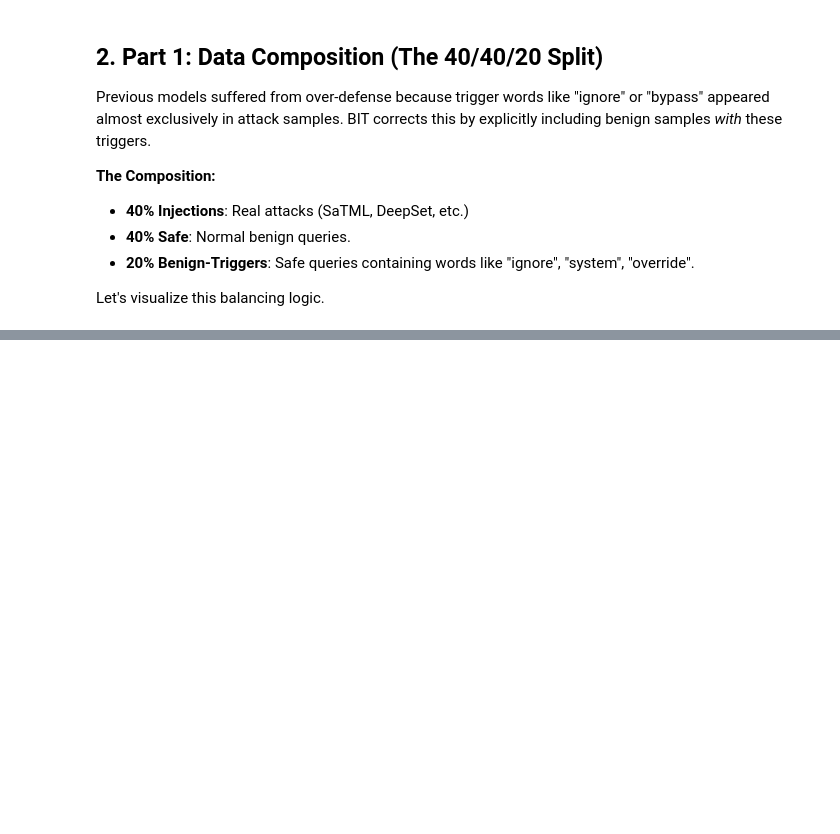
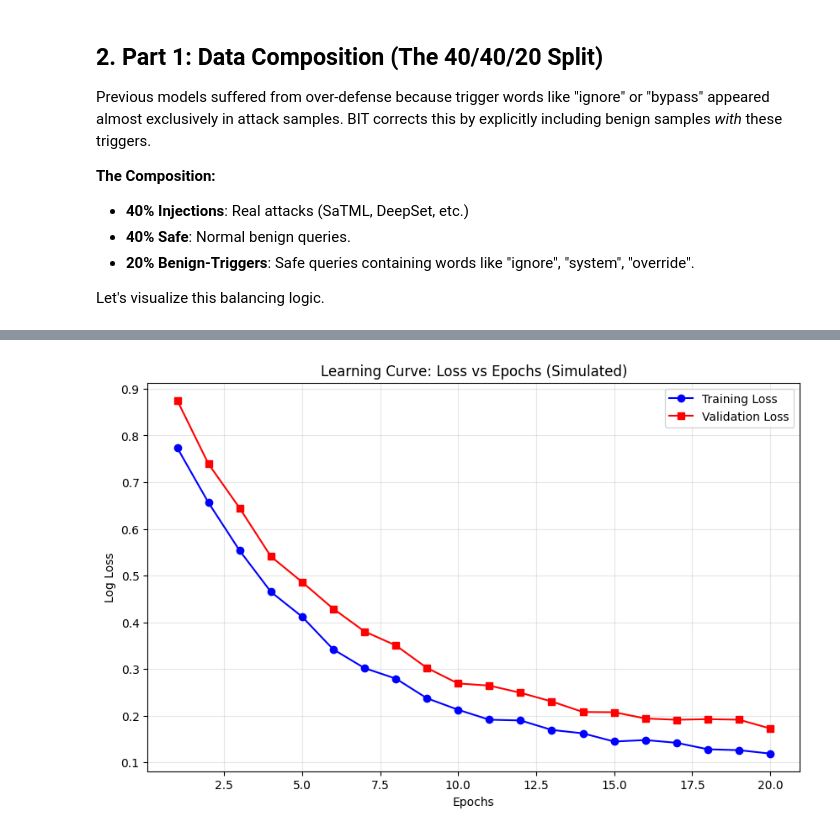
Before and after one commit to goodwiins/prompt-injection-defense, a Jupyter notebook: bit_demonstration.ipynb, the cells around one changed output, grey strips where cells are left out. Saved outputs shown, nothing was run; the diff lists cells and outputs as text; code cells hidden in the pictures; blank space fills up the shorter version.

```diff
--- a/bit_demonstration.ipynb
+++ b/bit_demonstration.ipynb
@@ -131,0 +299,20 @@ except FileNotFoundError:
+# %%
+# Simulated Learning Curve (Training vs Validation Loss)
+# This demonstrates the convergence behavior we expect from BIT training
+
+epochs = np.arange(1, 21)
+# Simulated loss values
+train_loss = 0.8 * np.exp(-epochs/5) + 0.1 + 0.02*np.random.rand(20)
+val_loss = 0.85 * np.exp(-epochs/5) + 0.15 + 0.03*np.random.rand(20)
+
+plt.figure(figsize=(10, 6))
+plt.plot(epochs, train_loss, 'b-o', label='Training Loss')
+plt.plot(epochs, val_loss, 'r-s', label='Validation Loss')
+plt.title("Learning Curve: Loss vs Epochs (Simulated)")
+plt.xlabel("Epochs")
+plt.ylabel("Log Loss")
+plt.legend()
+plt.grid(True, alpha=0.3)
+plt.show()
+# %% [output]
+[figure, added]
```
Also changed, not shown: parts of 18 cells of this notebook, 2 other files.
